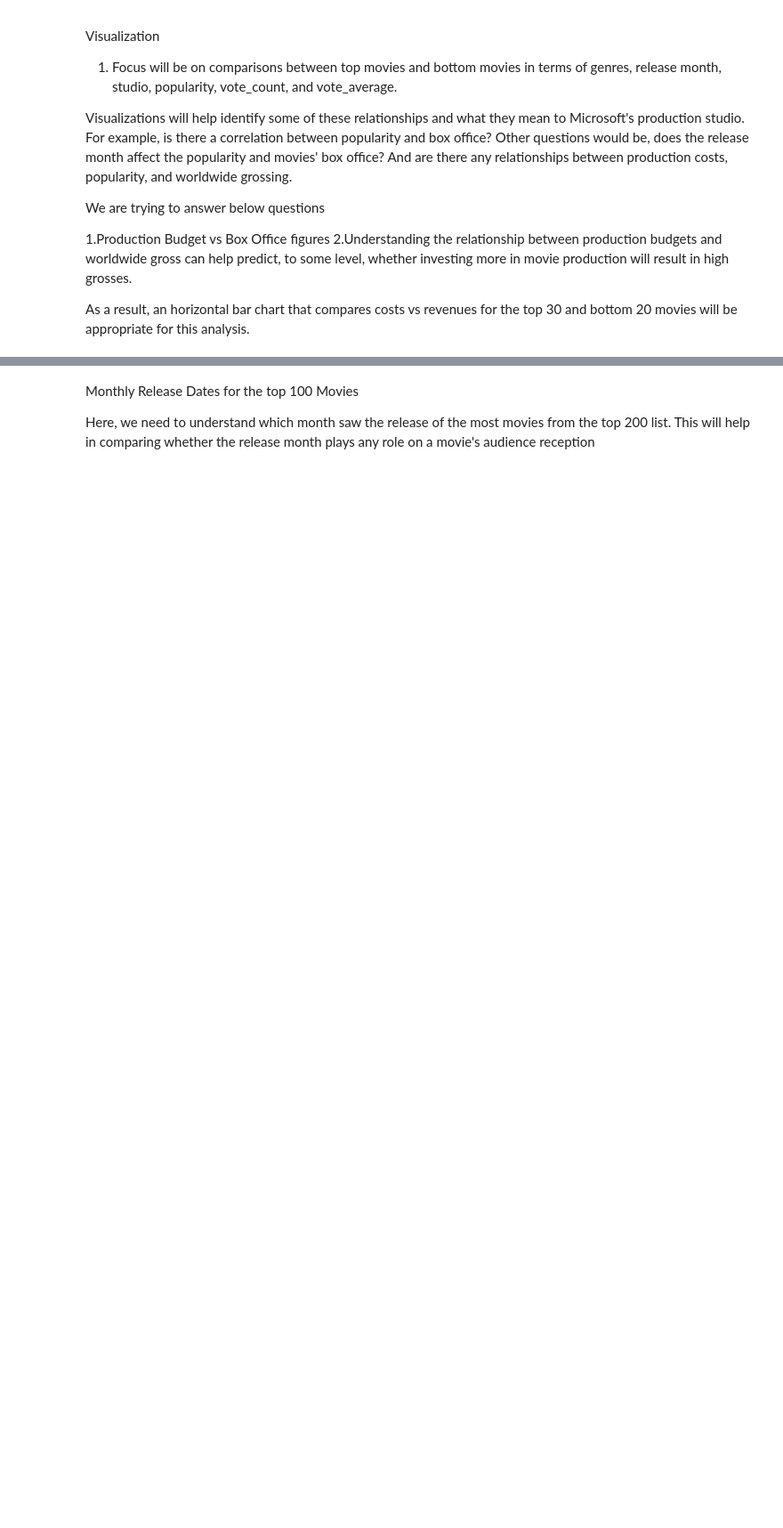
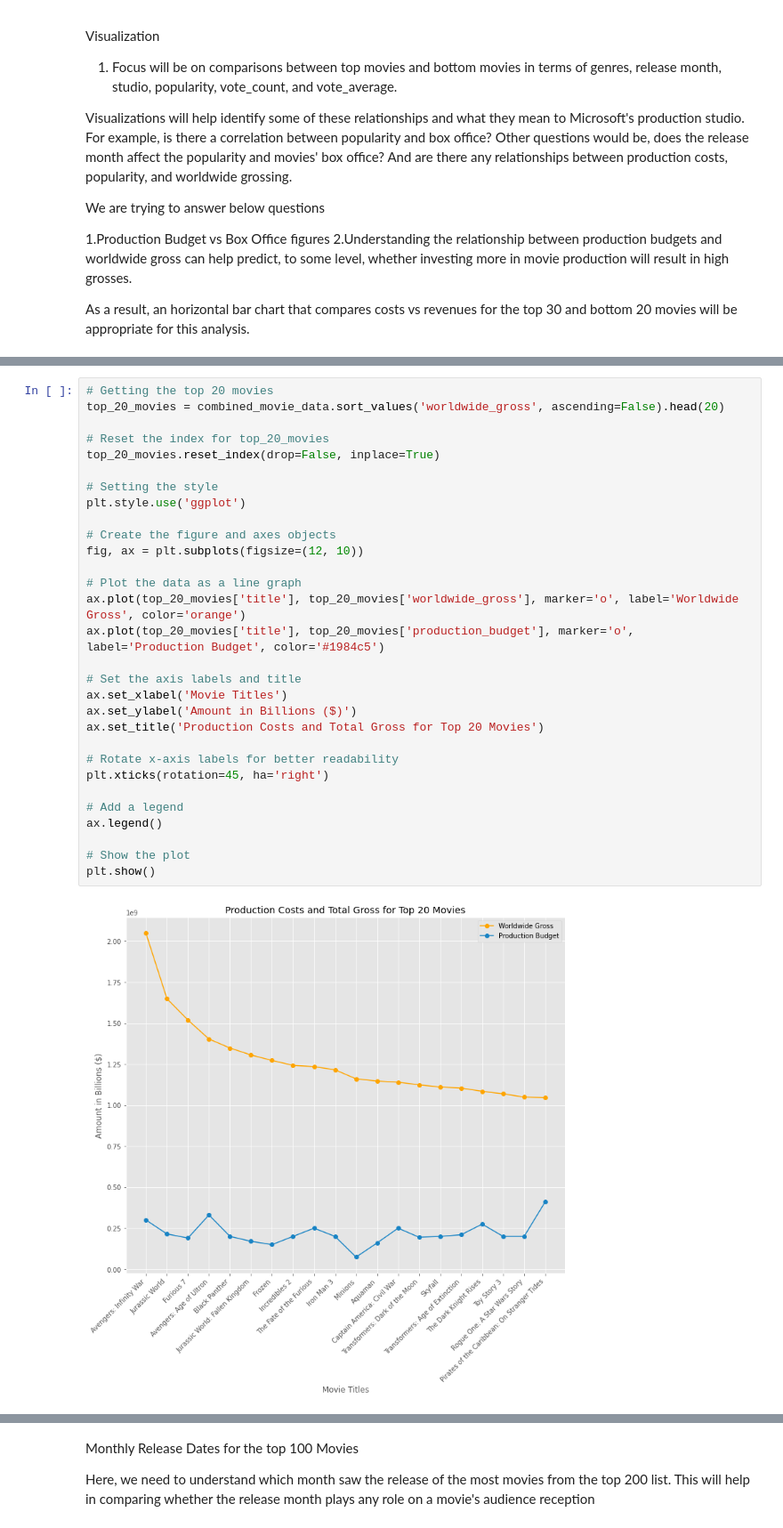
Before and after one commit to Annolyne/Project_Phase1, a Jupyter notebook: index.ipynb, the cells around one changed output, grey strips where cells are left out. Shown: that part at 89% size. Cells and saved outputs as stored; diff of their text form; blank space fills up the shorter version.

```diff
--- a/index.ipynb
+++ b/index.ipynb
@@ -433,3 +433,35 @@ plt.show();
+# %%
+# Getting the top 20 movies
+top_20_movies = combined_movie_data.sort_values('worldwide_gross', ascending=False).head(20)
+
+# Reset the index for top_20_movies
+top_20_movies.reset_index(drop=False, inplace=True)
+
+# Setting the style
+plt.style.use('ggplot')
+
+# Create the figure and axes objects
+fig, ax = plt.subplots(figsize=(12, 10))
+
+# Plot the data as a line graph
+ax.plot(top_20_movies['title'], top_20_movies['worldwide_gross'], marker='o', label='Worldwide Gross', color='orange')
+ax.plot(top_20_movies['title'], top_20_movies['production_budget'], marker='o', label='Production Budget', color='#1984c5')
+
+# Set the axis labels and title
+ax.set_xlabel('Movie Titles')
+ax.set_ylabel('Amount in Billions ($)')
+ax.set_title('Production Costs and Total Gross for Top 20 Movies')
+
+# Rotate x-axis labels for better readability
+plt.xticks(rotation=45, ha='right')
+
+# Add a legend
+ax.legend()
+
+# Show the plot
+plt.show()
+# %% [output]
+[figure, added]
 # %%
 # Getting the top 10 movies
 bottom_10_movies = combined_movie_data.sort_values('worldwide_gross', ascending=False).tail(10)
```
Also changed, not shown: parts of 7 cells of this notebook, 3 other files.
